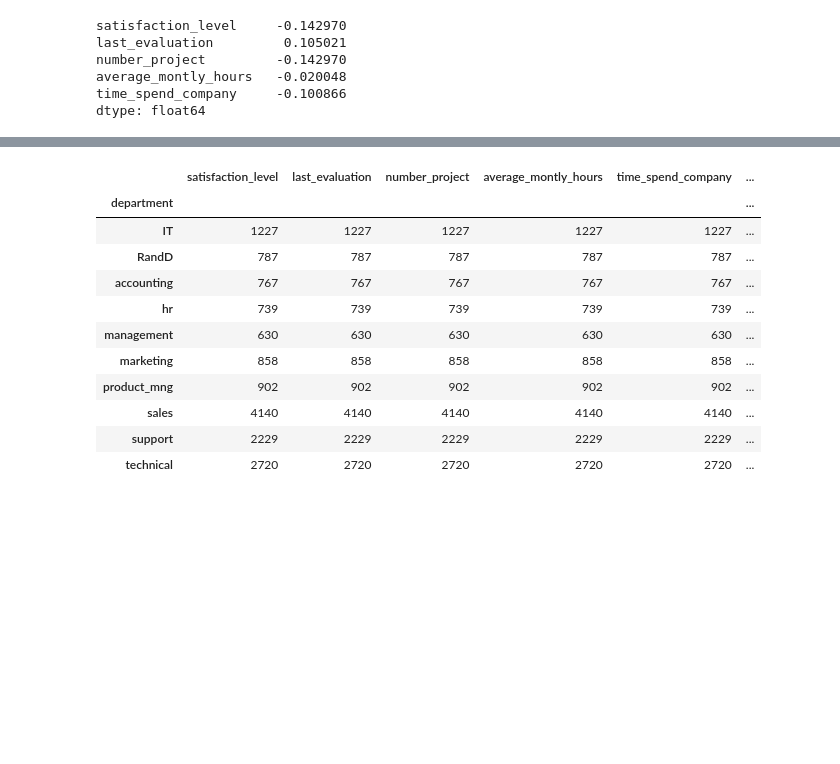
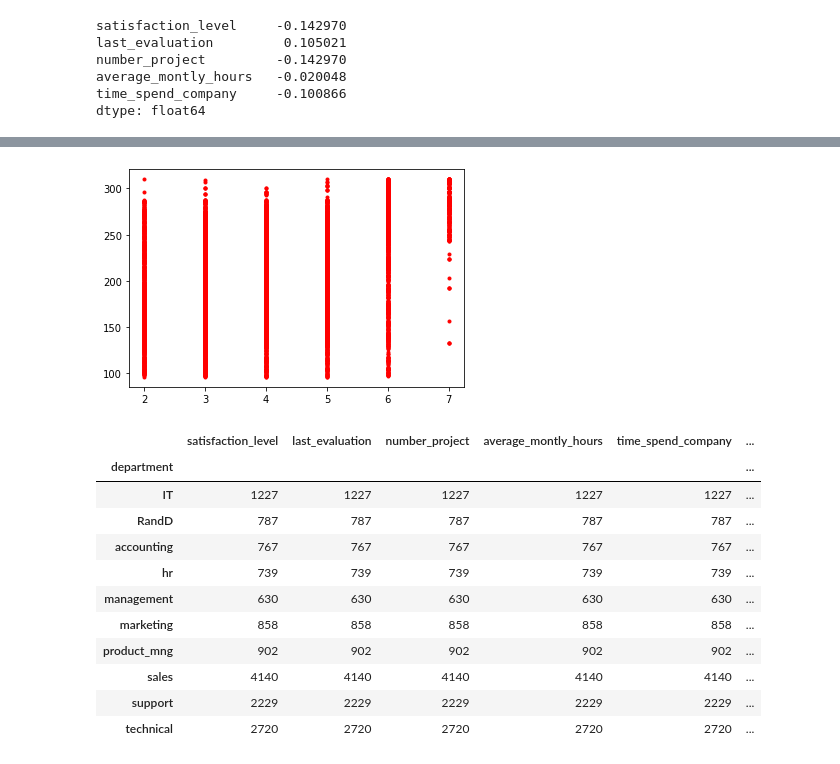
Before and after one commit to veronikapankratova/netologia_bd, a Jupyter notebook: diploma analysis.ipynb, the cells around one changed output, grey strips where cells are left out. Drawn from its saved outputs; the diff is of its cells as text; code cells hidden in the pictures; blank space fills up the shorter version.

```diff
--- a/diploma analysis.ipynb
+++ b/diploma analysis.ipynb
@@ -157,3 +172,8 @@ dtype: float64
+# %%
+plt.plot(df.number_project,df.average_montly_hours, 'r.')
+plt.show()
+# %% [output]
+[figure, added]
 # %%
 # Рассчитайте сколько сотрудников работает в каждомдепартаменте
 # df.groupby('department').head()
```
Also changed, not shown: parts of 13 cells of this notebook.
